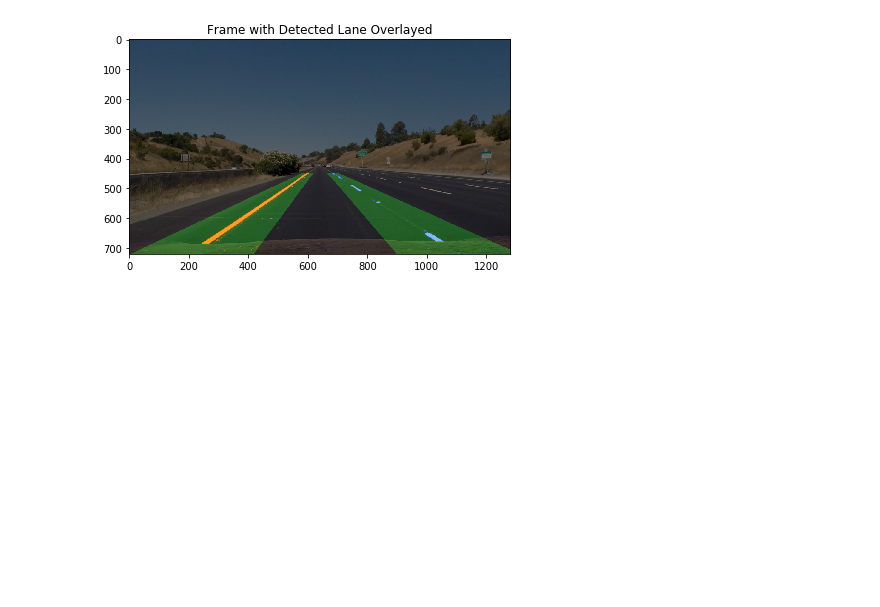
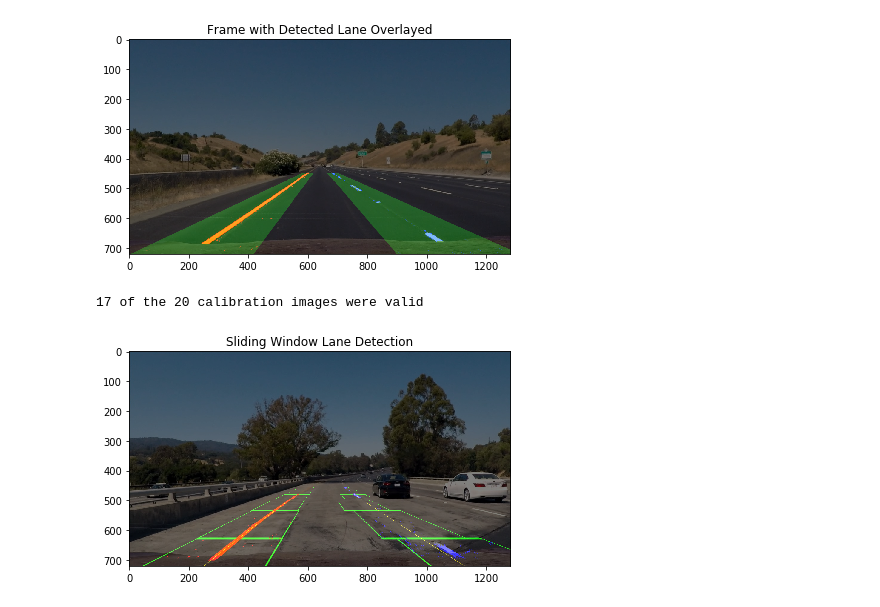
Before and after one commit to rezarajan/sdc-advanced-lane-lines, a Jupyter notebook: P2.ipynb, the cells around one changed output. Cells and saved outputs as stored; diff of their text form; code cells hidden in the pictures; blank space fills up the shorter version.

```diff
--- a/P2.ipynb
+++ b/P2.ipynb
@@ -647,3 +666,48 @@ plt.imshow(final_img)
 plt.tight_layout();
 # %% [output]
 [figure]
+# %%
+# TODO: Build Pipeline as a function
+# Receives an image and returns an image containing the detected lane lines
+
+def detect_lanes(image, mtx, dist):
+    '''
+    Receives an input image and the camera matrix and distortion coefficients.
+    Outputs the image with lane lines highlighted.
+    '''
+
+    # Undistort the image
+    dst = cv2.undistort(image, mtx, dist, None, mtx)
+
+    # Apply a color and gradient mask
+    col_mask = color_mask(dst, thresh=(175,255))
+    grad_mask = abs_sobel_thresh(dst, orient='x', thresh=(20,100))
+
+    colgrad_mask = np.zeros_like(image[:,:,0])
+    colgrad_mask[(col_mask == 1) | (grad_mask == 1)] = 1
+
+    # Perspective Transform
+    warped_mask = warp(colgrad_mask)
+
+    # Sliding Window Lane Detection
+    left_fit, right_fit, out_img = fit_polynomial(warped_mask, vis=True, lanes_only=True, draw_rect=True, draw_fit=False)
+    # left_fit, right_fit, out_img = search_poly(warped_mask, left_fit=left_fit, right_fit=right_fit, vis=True)
+
+    return left_fit, right_fit, out_img
+# %%
+# Calibrate the camera
+ret, mtx, dist, rvec, tvec = calibrate(images, nx=9, ny=6, verbose=True)
+# %% [output]
+17 of the 20 calibration images were valid
+# %%
+test_img = mpimg.imread('test_images/test1.jpg')
+left_fit, right_fit, out_img = detect_lanes(test_img, mtx, dist)
+unwarp_binary = warp(out_img, inverse=True)
+final_img = cv2.addWeighted(test_img, 0.5, unwarp_binary, 0.8, 0)
+
+plt.clf()
+plt.title('Sliding Window Lane Detection')
+plt.imshow(final_img)
+plt.tight_layout();
+# %% [output]
+[figure, added]
```
Also changed, not shown: parts of 6 cells of this notebook.
